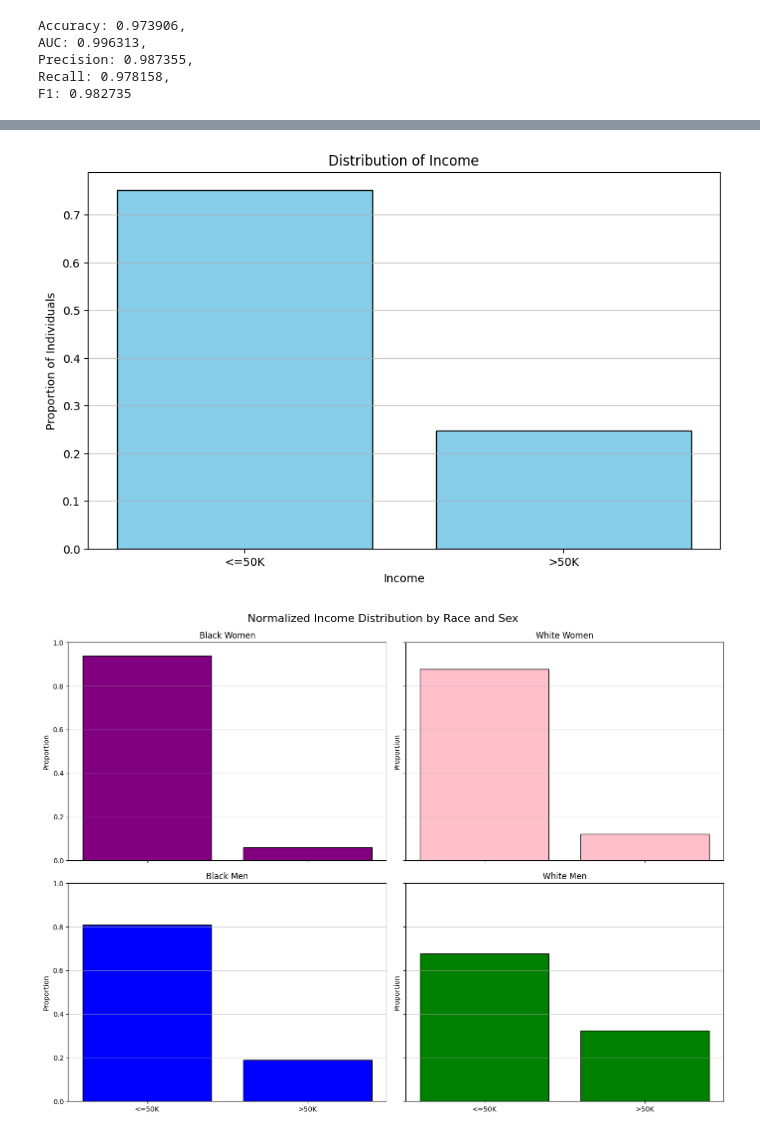
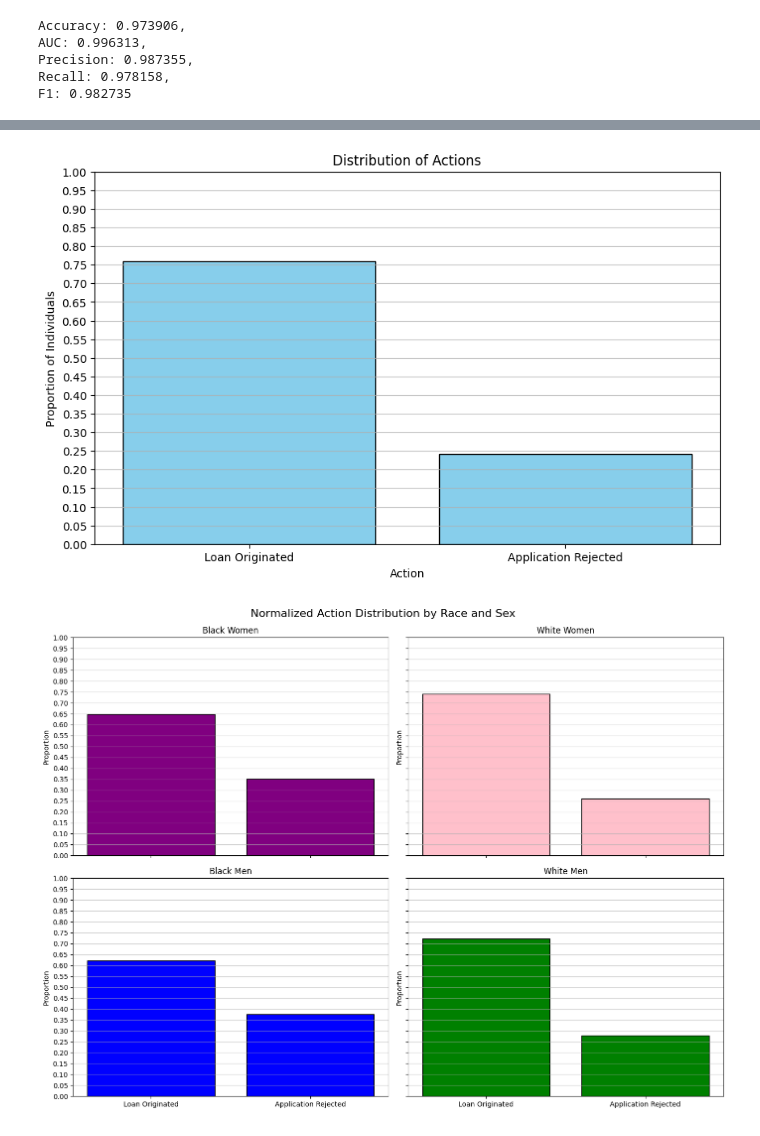
Before and after one commit to aksharsarvesh/CS281-Final-Project, a Jupyter notebook: project.ipynb, the cells around one changed output, grey strips where cells are left out. Saved outputs shown, nothing was run; the diff lists cells and outputs as text; code cells hidden in the pictures.

Commit message:
CNN on loans trained

```diff
--- a/project.ipynb
+++ b/project.ipynb
@@ -377,32 +379,78 @@ if research == 'income':
     # b. Plot the distribution of scores for (four separate histograms):
     # Black women, white women, Black men, white men
     black_women = df_with_target[(df_with_target['race_Black'] == 1) & (df_with_target['sex_Female'] == 1)]
     white_women = df_with_target[(df_with_target['race_White'] == 1) & (df_with_target['sex_Female'] == 1)]
     black_men = df_with_target[(df_with_target['race_Black'] == 1) & (df_with_target['sex_Male'] == 1)]
     white_men = df_with_target[(df_with_target['race_White'] == 1) & (df_with_target['sex_Male'] == 1)]
 
     fig, axes = plt.subplots(2, 2, figsize=(14, 10), sharex=True, sharey=True)
 
 
     # Helper function to plot normalized histograms
     def plot_normalized_hist(ax, data, title, color):
         counts = data['income'].value_counts(normalize=True).sort_index()
         ax.bar(labels, counts, color=color, edgecolor='black')
         ax.set_title(title)
         ax.set_ylim(0, 1)  # percentage scale
 
     plot_normalized_hist(axes[0, 0], black_women, 'Black Women', 'purple')
     plot_normalized_hist(axes[0, 1], white_women, 'White Women', 'pink')
     plot_normalized_hist(axes[1, 0], black_men, 'Black Men', 'blue')
     plot_normalized_hist(axes[1, 1], white_men, 'White Men', 'green')
 
     for ax in axes.flat:
         ax.set_ylabel('Proportion')
         ax.grid(axis='y', alpha=0.6)
 
     plt.tight_layout()
     plt.suptitle('Normalized Income Distribution by Race and Sex', fontsize=16, y=1.02)
     plt.show()
+
+elif research == 'loan':
+    plt.figure(figsize=(10, 6))
+    action_counts = df_with_target['action_taken'].value_counts(normalize=True).sort_index()
+    labels = ['Loan Originated', 'Application Rejected']  # Adjust if needed
+    plt.bar(labels, action_counts, color='skyblue', edgecolor='black')
+    plt.title('Distribution of Actions')
+    plt.xlabel('Action')
+    plt.ylabel('Proportion of Individuals')
+    plt.yticks(np.arange(0, 1.05, 0.05))
+
+    plt.grid(axis='y', alpha=0.75)
+
+    plt.show()
+
+    # b. Plot the distribution of scores for (four separate histograms):
+    # Black women, white women, Black men, white men
+    black_women = df_with_target[(df_with_target['race_Black'] == 1) & (df_with_target['sex_Female'] == 1)]
+    white_women = df_with_target[(df_with_target['race_White'] == 1) & (df_with_target['sex_Female'] == 1)]
+    black_men = df_with_target[(df_with_target['race_Black'] == 1) & (df_with_target['sex_Male'] == 1)]
+    white_men = df_with_target[(df_with_target['race_White'] == 1) & (df_with_target['sex_Male'] == 1)]
+
+    fig, axes = plt.subplots(2, 2, figsize=(14, 10), sharex=True, sharey=True)
+
+
+    # Helper function to plot normalized histograms
+    def plot_normalized_hist(ax, data, title, color):
+        counts = data['action_taken'].value_counts(normalize=True).sort_index()
+        ax.bar(labels, counts, color=color, edgecolor='black')
+        ax.set_title(title)
+        ax.set_ylim(0, 1)  # percentage scale
+
+    plot_normalized_hist(axes[0, 0], black_women, 'Black Women', 'purple')
+    plot_normalized_hist(axes[0, 1], white_women, 'White Women', 'pink')
+    plot_normalized_hist(axes[1, 0], black_men, 'Black Men', 'blue')
+    plot_normalized_hist(axes[1, 1], white_men, 'White Men', 'green')
+
+    for ax in axes.flat:
+        ax.set_ylabel('Proportion')
+        ax.grid(axis='y', alpha=0.6)
+        ax.set_yticks(np.arange(0, 1.05, 0.05))
+
+    plt.tight_layout()
+    plt.suptitle('Normalized Action Distribution by Race and Sex', fontsize=16, y=1.02)
+
+    plt.show()
 # %% [output]
-[figure, old version]
+[figure, new version]
-[figure, old version]
+[figure, new version]
```
Also changed, not shown: parts of 3 cells of this notebook, 1 other file.
